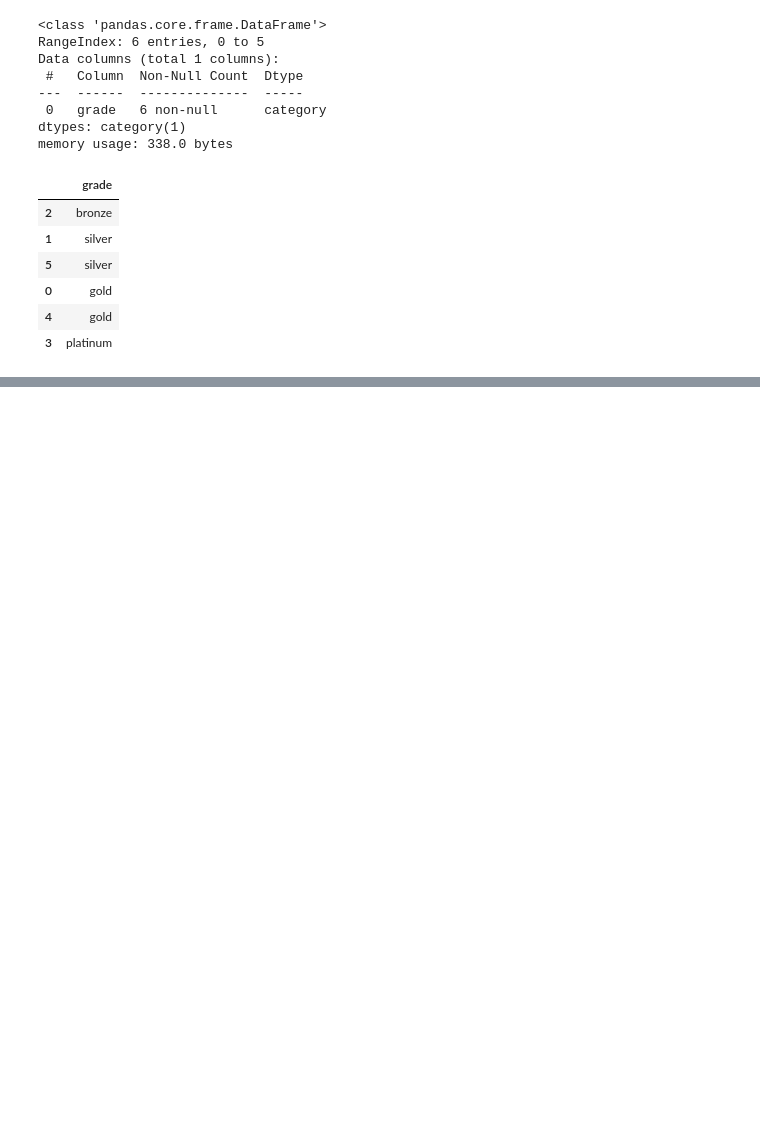
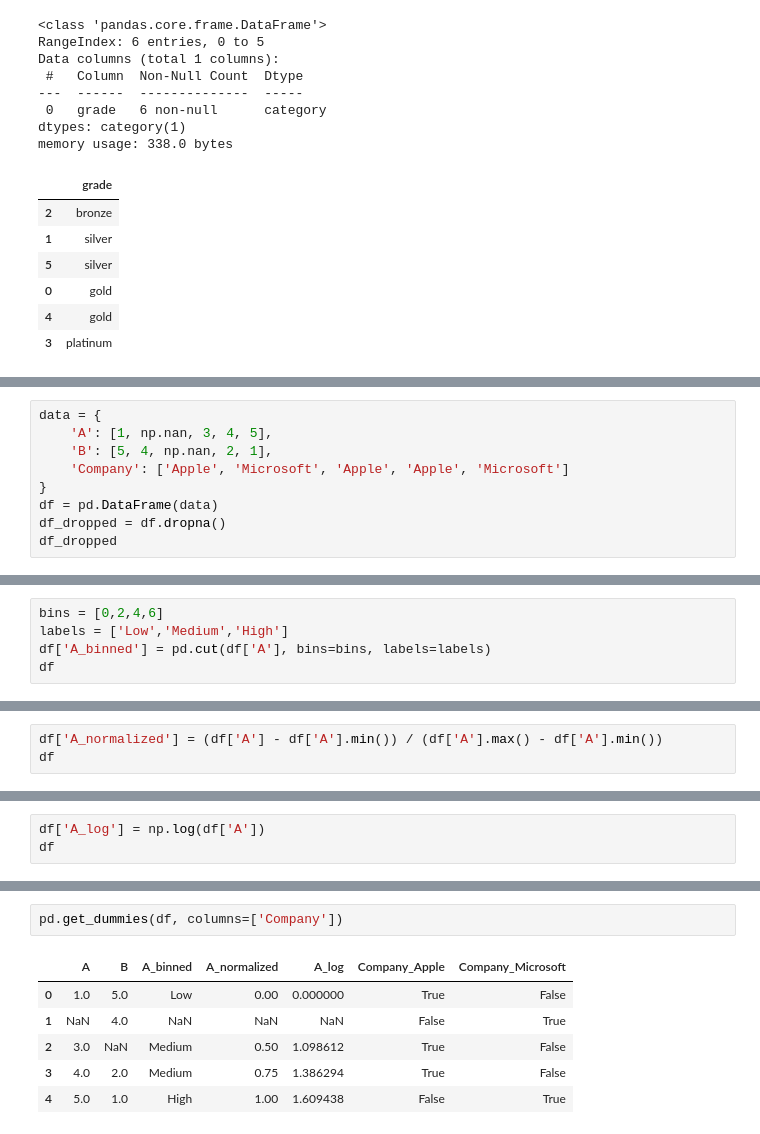
Before and after one commit to msfalif404/data-processing-pandas-cheathsheet, a Jupyter notebook: pandas_cheatsheet.ipynb, the cells around one changed output, grey strips where cells are left out. Saved outputs shown, nothing was run; the diff lists cells and outputs as text; blank space fills up the shorter version.

```diff
--- a/pandas_cheatsheet.ipynb
+++ b/pandas_cheatsheet.ipynb
@@ -1037,0 +1183,9 @@ memory usage: 338.0 bytes
+# %%
+data = {
+    'A': [1, np.nan, 3, 4, 5],
+    'B': [5, 4, np.nan, 2, 1],
+    'Company': ['Apple', 'Microsoft', 'Apple', 'Apple', 'Microsoft']
+}
+df = pd.DataFrame(data)
+df_dropped = df.dropna()
+df_dropped
@@ -1037,0 +1280,5 @@ memory usage: 338.0 bytes
+# %%
+bins = [0,2,4,6]
+labels = ['Low','Medium','High']
+df['A_binned'] = pd.cut(df['A'], bins=bins, labels=labels)
+df
@@ -1037,0 +1292,3 @@ memory usage: 338.0 bytes
+# %%
+df['A_normalized'] = (df['A'] - df['A'].min()) / (df['A'].max() - df['A'].min())
+df
@@ -1037,0 +1302,3 @@ memory usage: 338.0 bytes
+# %%
+df['A_log'] = np.log(df['A'])
+df
@@ -1037,0 +1312,9 @@ memory usage: 338.0 bytes
+# %%
+pd.get_dummies(df, columns=['Company'])
+# %% [output]
+|  | A | B | A_binned | A_normalized | A_log | Company_Apple | Company_Microsoft |
+| 0 | 1.0 | 5.0 | Low | 0.00 | 0.000000 | True | False |
+| 1 | NaN | 4.0 | NaN | NaN | NaN | False | True |
+| 2 | 3.0 | NaN | Medium | 0.50 | 1.098612 | True | False |
+| 3 | 4.0 | 2.0 | Medium | 0.75 | 1.386294 | True | False |
+| 4 | 5.0 | 1.0 | High | 1.00 | 1.609438 | False | True |
```
Also changed, not shown: parts of 70 cells of this notebook.
